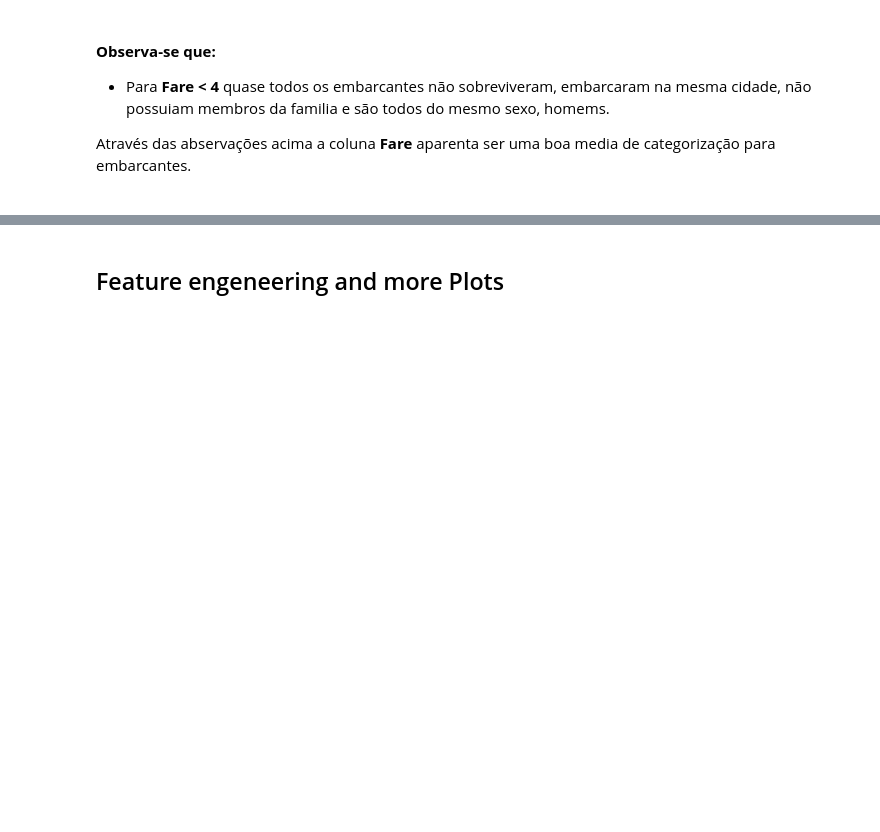
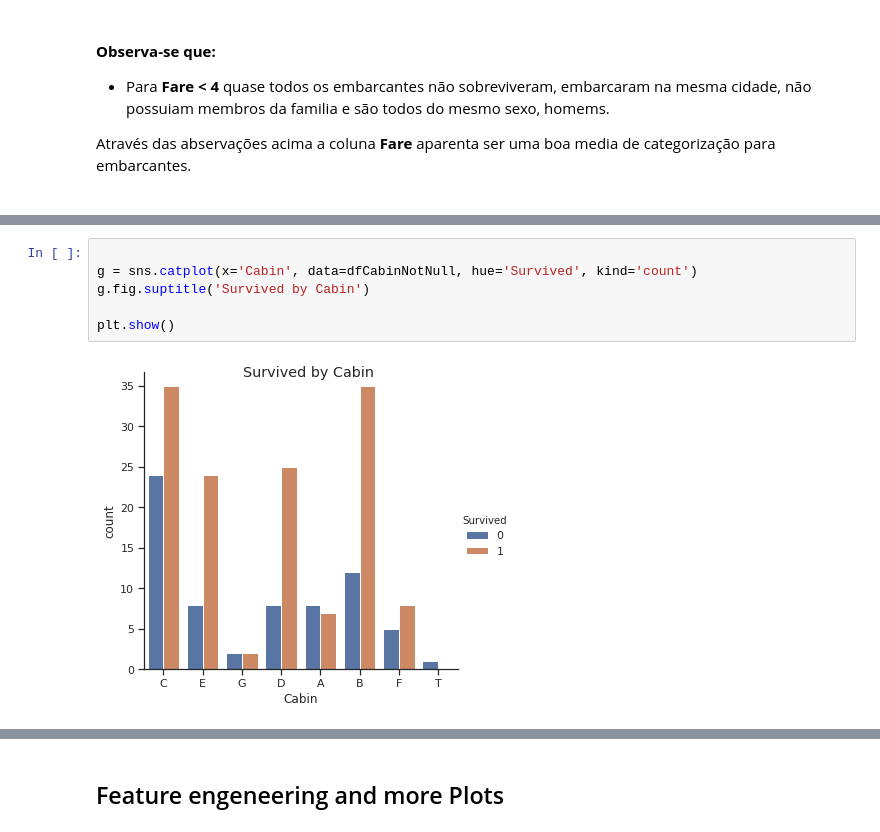
Before and after one commit to RobertGarciadSilva/python-notebooks, a Jupyter notebook: notebooks/DataTitanic/EDATitanic02.ipynb, the cells around one changed output, grey strips where cells are left out. Drawn from its saved outputs; the diff is of its cells as text; blank space fills up the shorter version.

```diff
--- a/notebooks/DataTitanic/EDATitanic02.ipynb
+++ b/notebooks/DataTitanic/EDATitanic02.ipynb
@@ -717,0 +727,8 @@ Name: N, dtype: int64
+# %%
+
+g = sns.catplot(x='Cabin', data=dfCabinNotNull, hue='Survived', kind='count')
+g.fig.suptitle('Survived by Cabin')
+
+plt.show()
+# %% [output]
+[figure, added]
```
Also changed, not shown: parts of 34 cells of this notebook, 1 other file.
